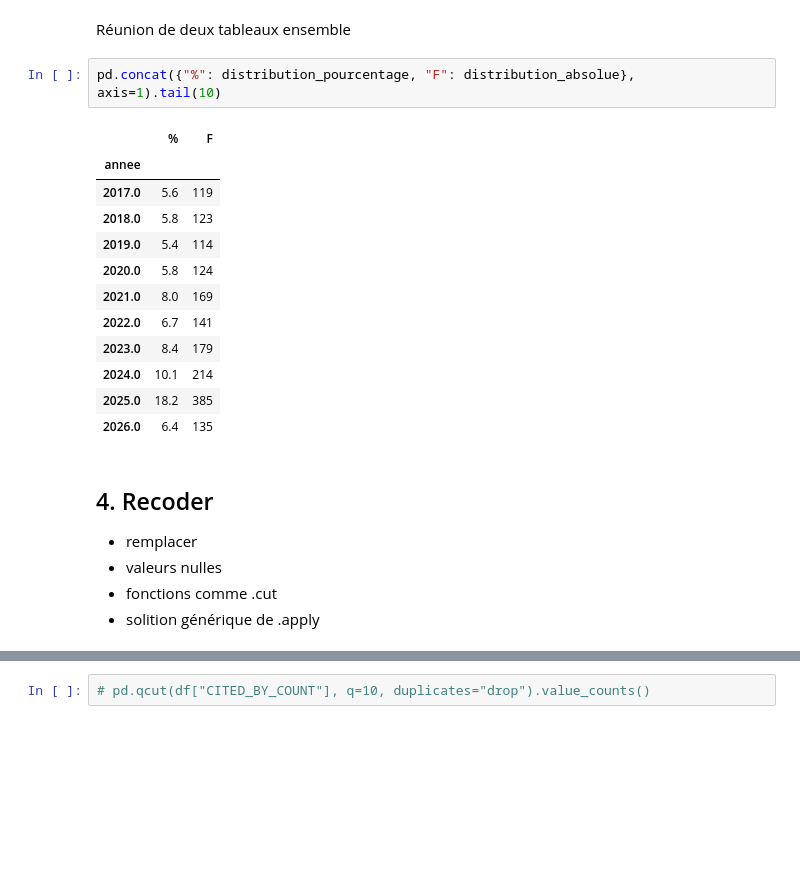
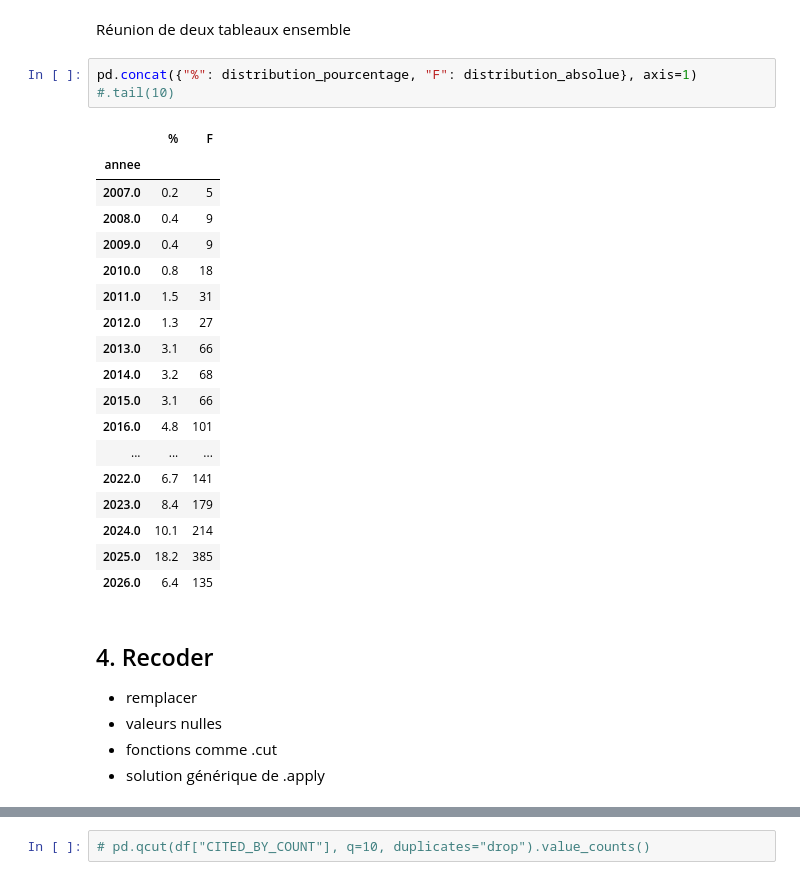
Before and after one commit to pyshs/CUSO2026, a Jupyter notebook: notebooks/pandas.ipynb, the cells around one changed output, grey strips where cells are left out. Drawn from its saved outputs; the diff is of its cells as text; blank space fills up the shorter version.

```diff
--- a/notebooks/pandas.ipynb
+++ b/notebooks/pandas.ipynb
@@ -322,15 +359,21 @@ distribution_pourcentage = (
 # %% [markdown]
 Réunion de deux tableaux ensemble
 # %%
-pd.concat({"%": distribution_pourcentage, "F": distribution_absolue}, axis=1).tail(10)
+pd.concat({"%": distribution_pourcentage, "F": distribution_absolue}, axis=1) #.tail(10)
 # %% [output]
 |  | % | F |
 | annee |  |  |
-| 2017.0 | 5.6 | 119 |
-| 2018.0 | 5.8 | 123 |
-| 2019.0 | 5.4 | 114 |
-| 2020.0 | 5.8 | 124 |
-| 2021.0 | 8.0 | 169 |
+| 2007.0 | 0.2 | 5 |
+| 2008.0 | 0.4 | 9 |
+| 2009.0 | 0.4 | 9 |
+| 2010.0 | 0.8 | 18 |
+| 2011.0 | 1.5 | 31 |
+| 2012.0 | 1.3 | 27 |
+| 2013.0 | 3.1 | 66 |
+| 2014.0 | 3.2 | 68 |
+| 2015.0 | 3.1 | 66 |
+| 2016.0 | 4.8 | 101 |
+| ... | ... | ... |
 | 2022.0 | 6.7 | 141 |
 | 2023.0 | 8.4 | 179 |
 | 2024.0 | 10.1 | 214 |
@@ -342,7 +385,7 @@ pd.concat({"%": distribution_pourcentage, "F": distribution_absolue}, axis=1).ta
 - remplacer
 - valeurs nulles
 - fonctions comme .cut
-- solition générique de .apply
+- solution générique de .apply
 # %%
 df.isnull().sum()
 # %% [output]
```
Also changed, not shown: parts of 5 cells of this notebook.
